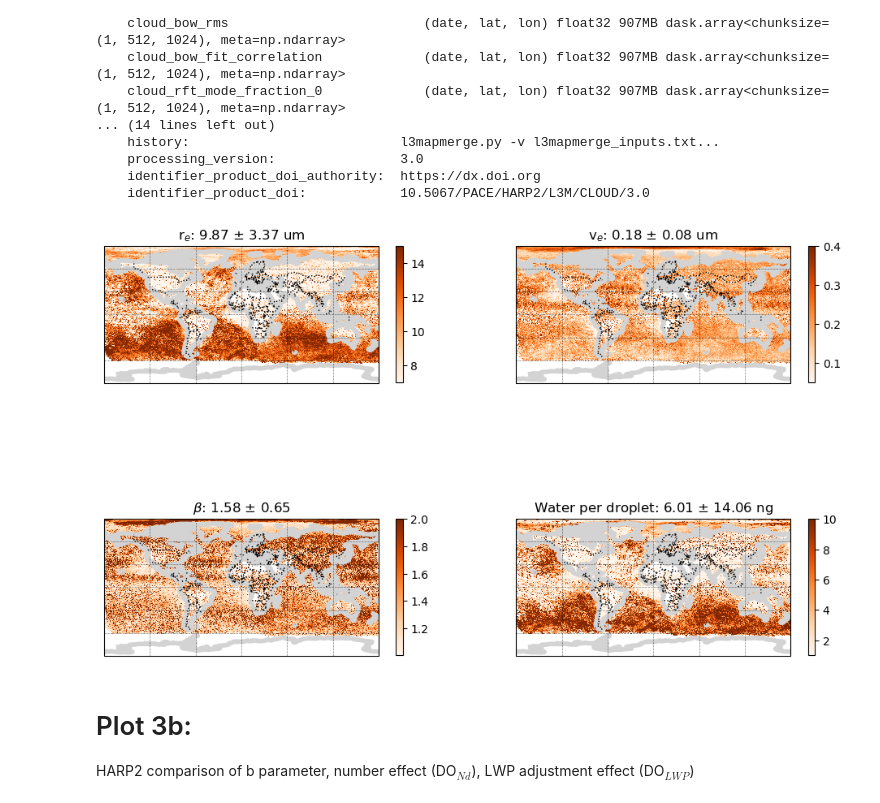
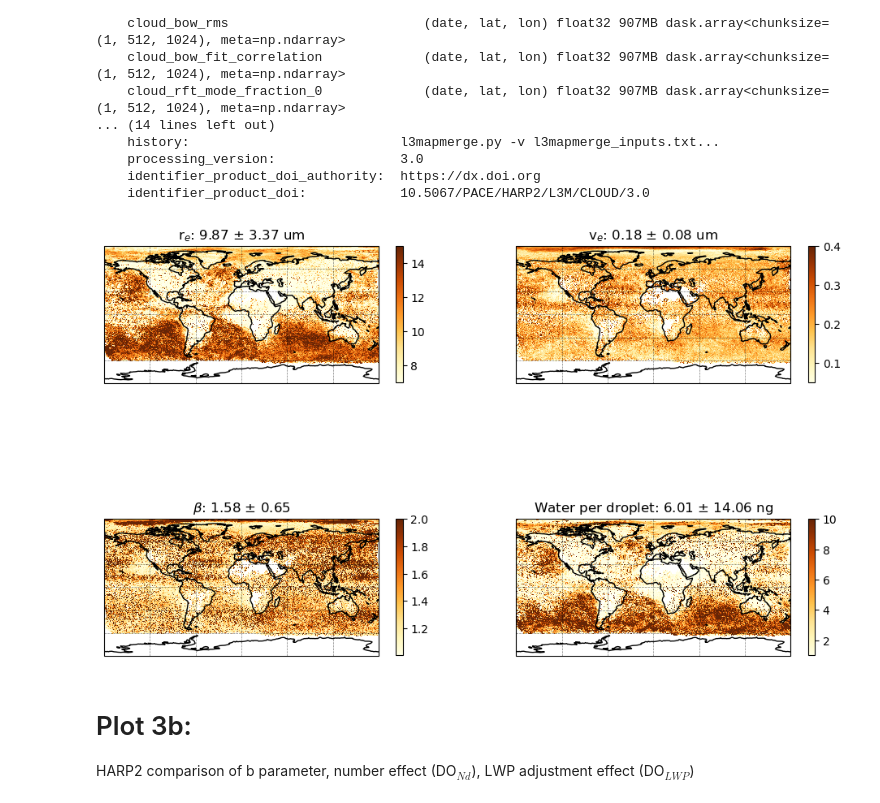
Before and after one commit to claresinger/mucloud-pacehack2025, a Jupyter notebook: Master_Plots.ipynb, the cells around one changed output. Drawn from its saved outputs; the diff is of its cells as text; code cells hidden in the pictures.

Commit message:
Minor Changes
Changed color of plot 3a

```diff
--- a/Master_Plots.ipynb
+++ b/Master_Plots.ipynb
@@ -229,7 +229,7 @@ Data variables:
 ds_mean = dataset.mean(dim='date')
 # %%
 
-cm = 'Oranges'
+cm = 'YlOrBr'
 
 
 fig = plt.figure(figsize=[12,8])
@@ -240,8 +240,8 @@ im = ax.pcolormesh(ds_mean.lon,ds_mean.lat,ds_mean.cloud_bow_droplet_effective_r
         shading="nearest", rasterized=True, transform=ccrs.PlateCarree(),cmap=cm,vmin=7,vmax=15)
 plt.colorbar(im,shrink=0.6,ax=ax)
 ax.set_aspect("equal")
-ax.coastlines(color='lightgray',linewidth=4)
-ax.add_feature(cfeature.BORDERS, linestyle=':')
+ax.coastlines()
+
 ax.gridlines(crs=ccrs.PlateCarree(), draw_labels=False,
            linewidth=0.5, color='black', alpha=0.5, linestyle='--')
 ax.set_title(r'r$_e$: {mean:.2f} $\pm$ {std:.2f} um'.format(mean = np.nanmean(ds_mean.cloud_bow_droplet_effective_radius),std = np.nanstd(ds_mean.cloud_bow_droplet_effective_radius)))
@@ -254,44 +254,44 @@ im = ax.pcolormesh(ds_mean.lon,ds_mean.lat,ds_mean.cloud_bow_droplet_effective_v
         shading="nearest", rasterized=True, transform=ccrs.PlateCarree(),cmap=cm,vmin=0.05,vmax=0.4)#,norm=LogNorm(vmin=0.15,vmax=0.5))
 plt.colorbar(im,shrink=0.6,ax=ax)
 ax.set_aspect("equal")
-ax.coastlines(color='lightgray',linewidth=4)
-ax.add_feature(cfeature.BORDERS, linestyle=':')
+ax.coastlines()
+
 ax.gridlines(crs=ccrs.PlateCarree(), draw_labels=False,
            linewidth=0.5, color='black', alpha=0.5, linestyle='--')
 ax.set_title(r'v$_e$: {mean:.2f} $\pm$ {std:.2f} um'.format(mean = np.nanmean(ds_mean.cloud_bow_droplet_effective_variance),std = np.nanstd(ds_mean.cloud_bow_droplet_effective_variance)))
 
 
 
 
 ax = fig.add_subplot(2, 2, 3, projection=ccrs.PlateCarree())
 
 im = ax.pcolormesh(ds_mean.lon,ds_mean.lat,ds_mean.beta,
         shading="nearest", rasterized=True, transform=ccrs.PlateCarree(),cmap=cm,vmax = 2)
 plt.colorbar(im,shrink=0.6,ax=ax)
 ax.set_aspect("equal")
-ax.coastlines(color='lightgray',linewidth=4)
-ax.add_feature(cfeature.BORDERS, linestyle=':')
+ax.coastlines()
+
 ax.gridlines(crs=ccrs.PlateCarree(), draw_labels=False,
            linewidth=0.5, color='black', alpha=0.5, linestyle='--')
 ax.set_title(r'$\beta$: {mean:.2f} $\pm$ {std:.2f}'.format(mean = np.nanmean(ds_mean.beta),std = np.nanstd(ds_mean.beta)))
 
 
 ax = fig.add_subplot(2, 2, 4, projection=ccrs.PlateCarree())
 
 im = ax.pcolormesh(ds_mean.lon,ds_mean.lat,ds_mean.LN.metpy.convert_units('ng'),
         shading="nearest", rasterized=True, transform=ccrs.PlateCarree(),cmap=cm,vmin=1,vmax=10)#norm=LogNorm(vmin=1e-9,vmax=1e-7))
 plt.colorbar(im,shrink=0.6,ax=ax)
 ax.set_aspect("equal")
-ax.coastlines(color='lightgray',linewidth=4)
-ax.add_feature(cfeature.BORDERS, linestyle=':')
+ax.coastlines()
+
 ax.gridlines(crs=ccrs.PlateCarree(), draw_labels=False,
            linewidth=0.5, color='black', alpha=0.5, linestyle='--')
 ax.set_title(r'Water per droplet: {mean:.2f} $\pm$ {std:.2f} ng'.format(mean = np.nanmean(ds_mean.LN.metpy.convert_units('ng')),std = np.nanstd(ds_mean.LN.metpy.convert_units('ng'))))
 
 
 plt.show()
 # %% [output]
-[figure, old version]
+[figure, new version]
 # %% [markdown]
 # Plot 3b:
 HARP2 comparison of b parameter, number effect (DO$_{Nd}$), LWP adjustment effect (DO$_{LWP}$)
```
